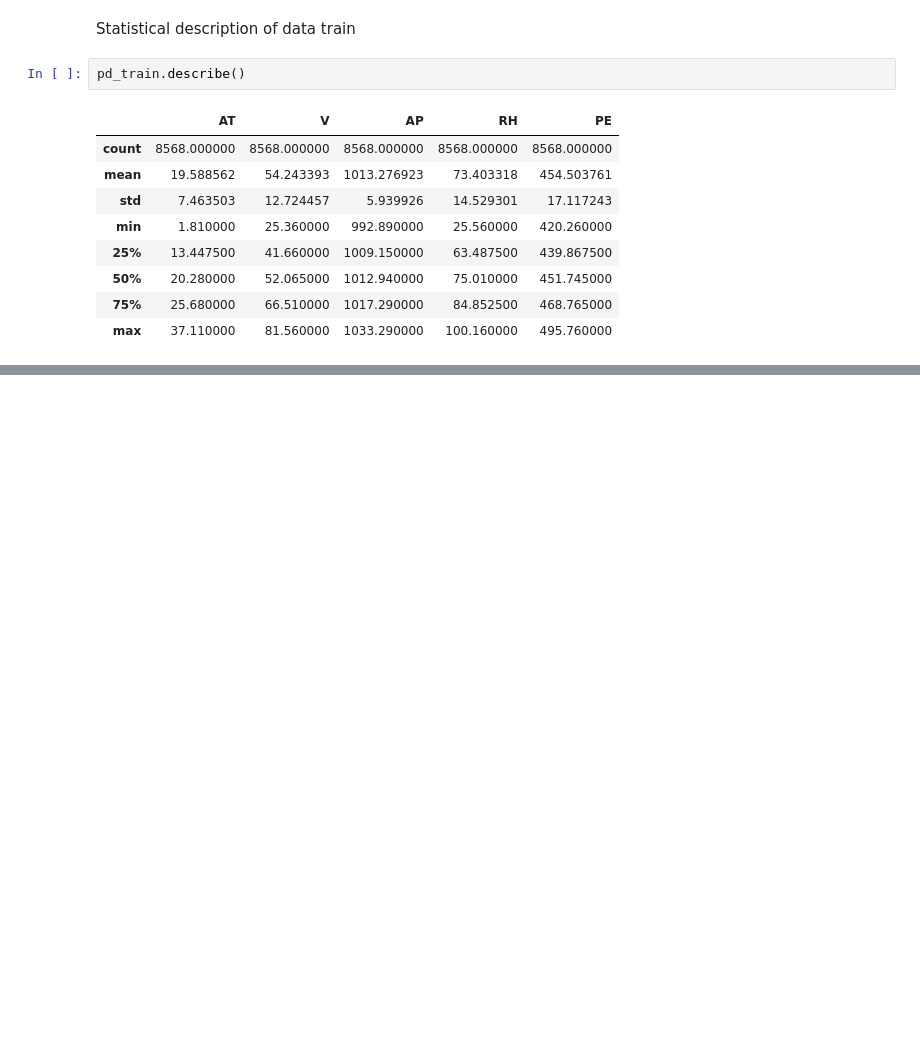
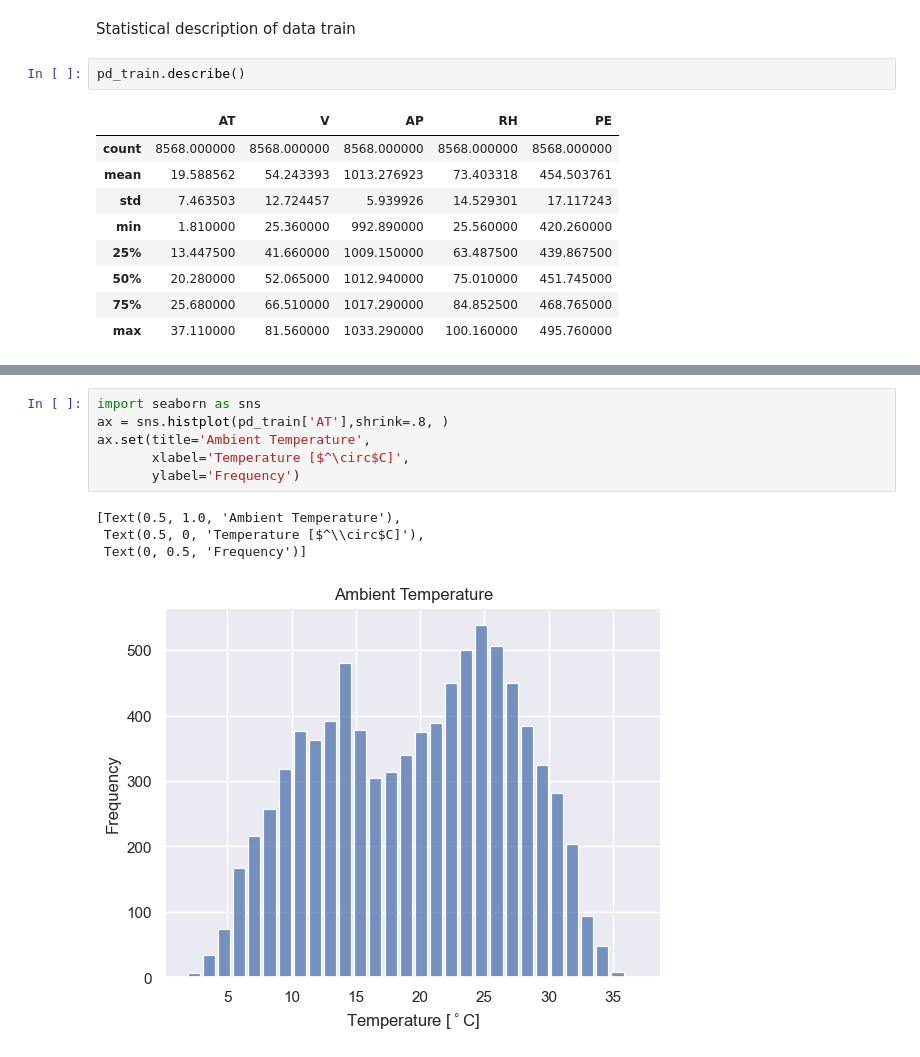
Before and after one commit to szilagyi93/regression, a Jupyter notebook: 01_main/regression_ccpp.ipynb, the cells around one changed output, grey strips where cells are left out. Saved outputs shown, nothing was run; the diff lists cells and outputs as text; blank space fills up the shorter version.

```diff
--- a/01_main/regression_ccpp.ipynb
+++ b/01_main/regression_ccpp.ipynb
@@ -64,0 +89,11 @@ pd_train.describe()
+# %%
+import seaborn as sns
+ax = sns.histplot(pd_train['AT'],shrink=.8, )
+ax.set(title='Ambient Temperature',
+       xlabel='Temperature [$^\circ$C]',
+       ylabel='Frequency')
+# %% [output]
+[Text(0.5, 1.0, 'Ambient Temperature'),
+ Text(0.5, 0, 'Temperature [$^\\circ$C]'),
+ Text(0, 0.5, 'Frequency')]
+[figure, added]
```
Also changed, not shown: parts of 9 cells of this notebook.
